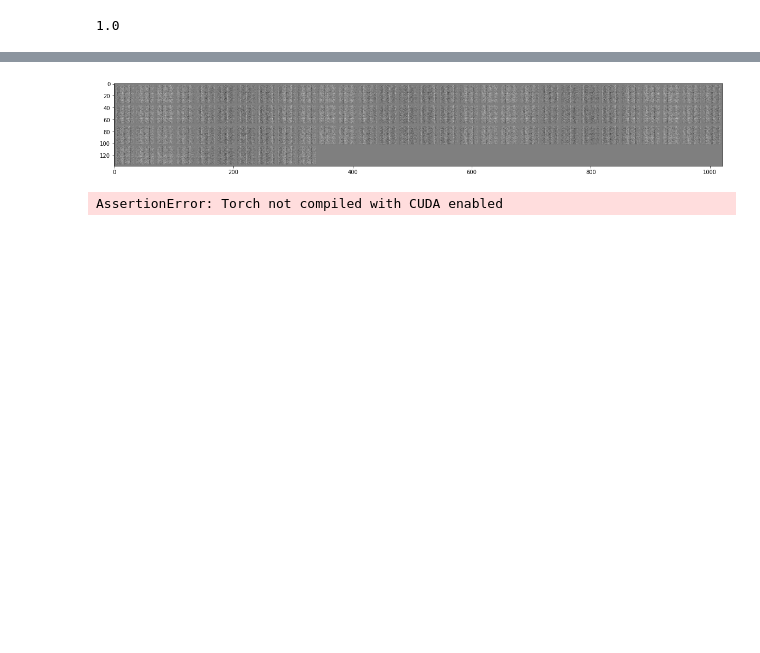
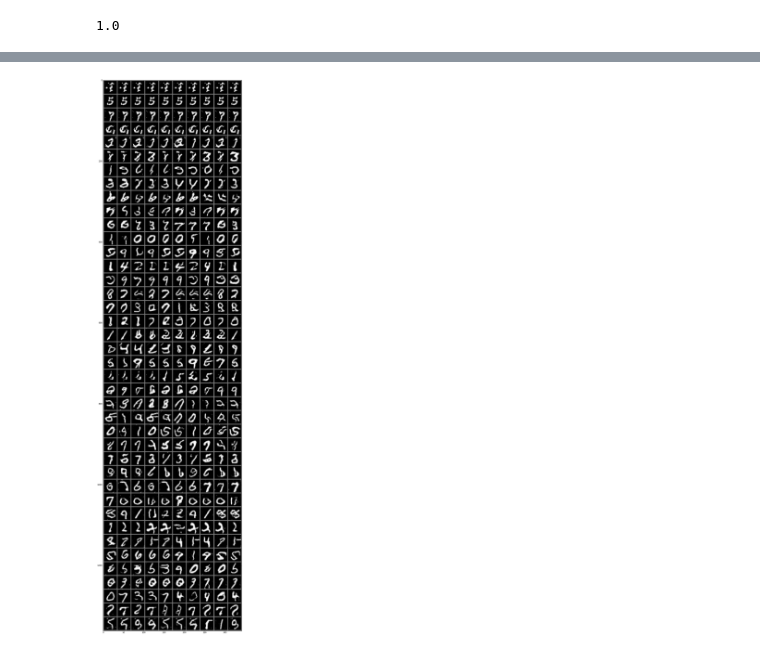
Before and after one commit to mfinzi/gans-and-stuff, a Jupyter notebook: dcgan_mnist.ipynb, the cells around one changed output, grey strips where cells are left out. Drawn from its saved outputs; the diff is of its cells as text; code cells hidden in the pictures; blank space fills up the shorter version.

```diff
--- a/dcgan_mnist.ipynb
+++ b/dcgan_mnist.ipynb
@@ -159,8 +132,8 @@ z_dim = 100
 # %%
 prior = UninformativePrior()
 gen = GeneratorNetwork()
-disc = DiscriminatorNetwork(2)
+disc = DiscriminatorNetwork()
 gen.apply(weights_init)
 disc.apply(weights_init)
-bgan = BGAN(gen, disc, prior, alpha=.01, eta=1e-4, disc_lr=1e-5, gen_observed=500)
+bgan = BGAN(gen, disc, prior, alpha=.01, eta=0.0002, gen_observed=500, MAP=True, cuda=True)
 samples = []
@@ -185,23 +160,22 @@ torch.Size([1]) 0.0078556
 # %% [markdown]
 ## Training
 # %%
-num_samples = 100
+num_samples = 10
 # %%
 if isinstance(samples, np.ndarray):
     samples = [samples]
 
-for epoch in range(500):
+for epoch in range(10):
     for i, data_ in enumerate(trainloader, 0):
         batch = data_[0].float()
         bgan.step(batch)
-        print(i)
     if not epoch%1:
         batchv = Variable(batch)
-        d_loss, g_loss = bgan.loss(batchv)
-        print('\t', d_loss.data.numpy()[0], g_loss.data.numpy()[0])
+        d_loss, g_loss = bgan.loss(batchv.cuda())
+        print('\t', d_loss.cpu().data.numpy()[0], g_loss.cpu().data.numpy()[0])
     if not epoch%1:
         print(epoch)
     if not epoch%1:
-        samples.append(bgan.sample(num_samples).data.numpy())
+        samples.append(bgan.sample(num_samples).cpu().data.numpy())
 samples = np.vstack(samples)
 # %% [output]
@@ -253,7 +211,7 @@ imshow(torchvision.utils.make_grid(batch[:10]))
 # samples.append(samples_[1])
 # samples = np.vstack(samples)
 # %%
-samples = bgan.sample(100).data.numpy()
+# samples = bgan.sample(100).cpu().data.numpy()
 # %%
 # samples_arr = np.vstack(samples)
 samples_arr = samples
@@ -277,14 +235,13 @@ samples_arr.shape
 # %%
 plt.figure(figsize=(20, 50))
-show_epochs = [0, 10]
+show_epochs = [20, 30]
 start, finish = show_epochs[0] * num_samples, (show_epochs[1]+1) * num_samples
-imshow(torchvision.utils.make_grid(torch.from_numpy(samples_arr[start:finish]), nrow=30))
+# imshow(torchvision.utils.make_grid(torch.from_numpy(samples_arr[start:finish]), nrow=30))
+imshow(torchvision.utils.make_grid(torch.from_numpy(samples_arr[:]), nrow=10))
 # %% [output]
-[figure, old version]
+[figure, new version]
 # %%
-sample_probs = bgan.discriminator(Variable(torch.from_numpy(samples_arr[-100:]).float()).cuda())[:, 0]
+sample_probs = bgan.discriminator(Variable(torch.from_numpy(samples_arr[-100:]).float()).cuda())
-# %% [output]
-AssertionError: Torch not compiled with CUDA enabled
 # %%
 sample_probs
 # %% [output]
```
Also changed, not shown: parts of 11 cells of this notebook, 1 other file.
